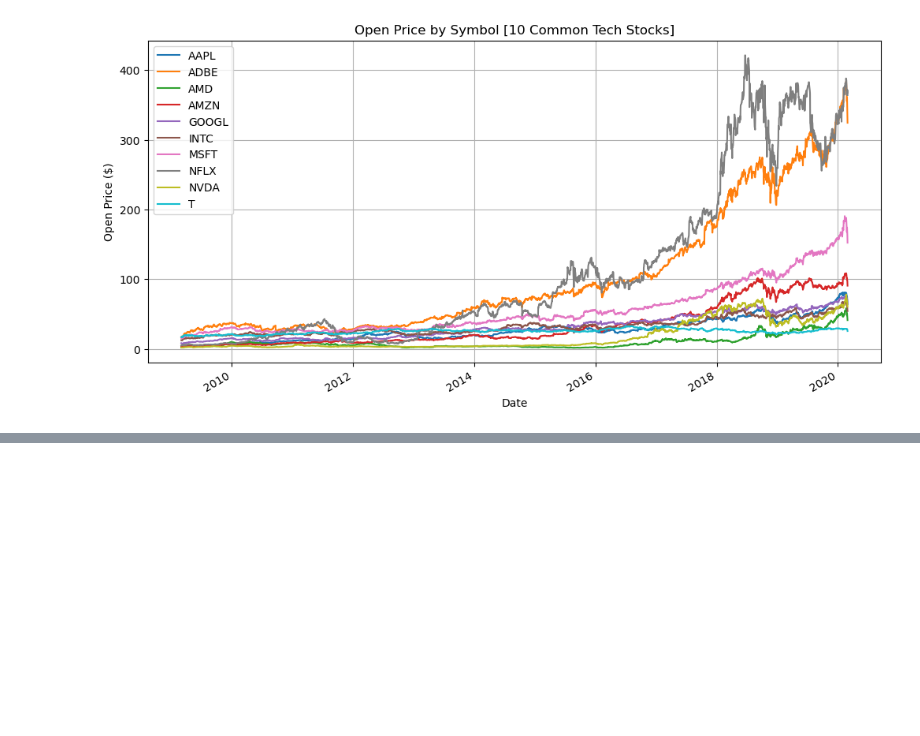
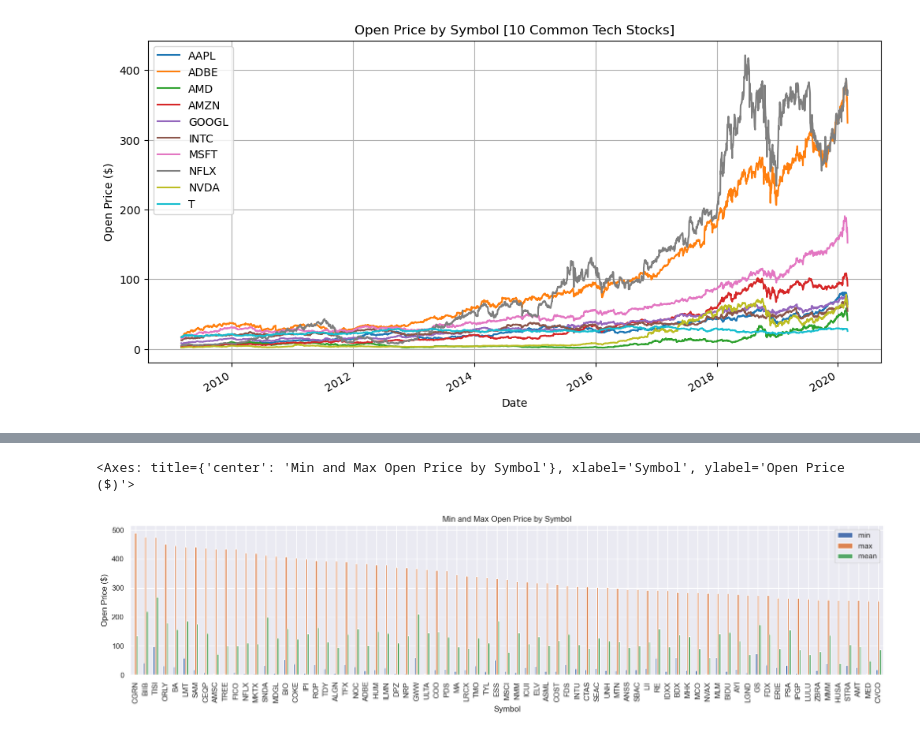
Before and after one commit to justinyang333/Stock-Prediction-Project, a Jupyter notebook: eda/eda.ipynb, the cells around one changed output, grey strips where cells are left out. Cells and saved outputs as stored; diff of their text form; code cells hidden in the pictures; blank space fills up the shorter version.

```diff
--- a/eda/eda.ipynb
+++ b/eda/eda.ipynb
@@ -95,0 +142,7 @@ Name: Open, dtype: object
+# %%
+# Plot the minimum and maximum open price by symbol
+min_max_by_stock = df.groupby("Symbol")["Open"].agg(["min", "max", "mean"]).sort_values(by=["max", "min", "mean"], ascending=False)
+min_max_by_stock.head(75).plot(kind='bar', figsize=(20, 4), legend=True, title="Min and Max Open Price by Symbol", ylabel="Open Price ($)", grid=True)
+# %% [output]
+<Axes: title={'center': 'Min and Max Open Price by Symbol'}, xlabel='Symbol', ylabel='Open Price ($)'>
+[figure, added]
```
Also changed, not shown: parts of 8 cells of this notebook, 3 other files.
